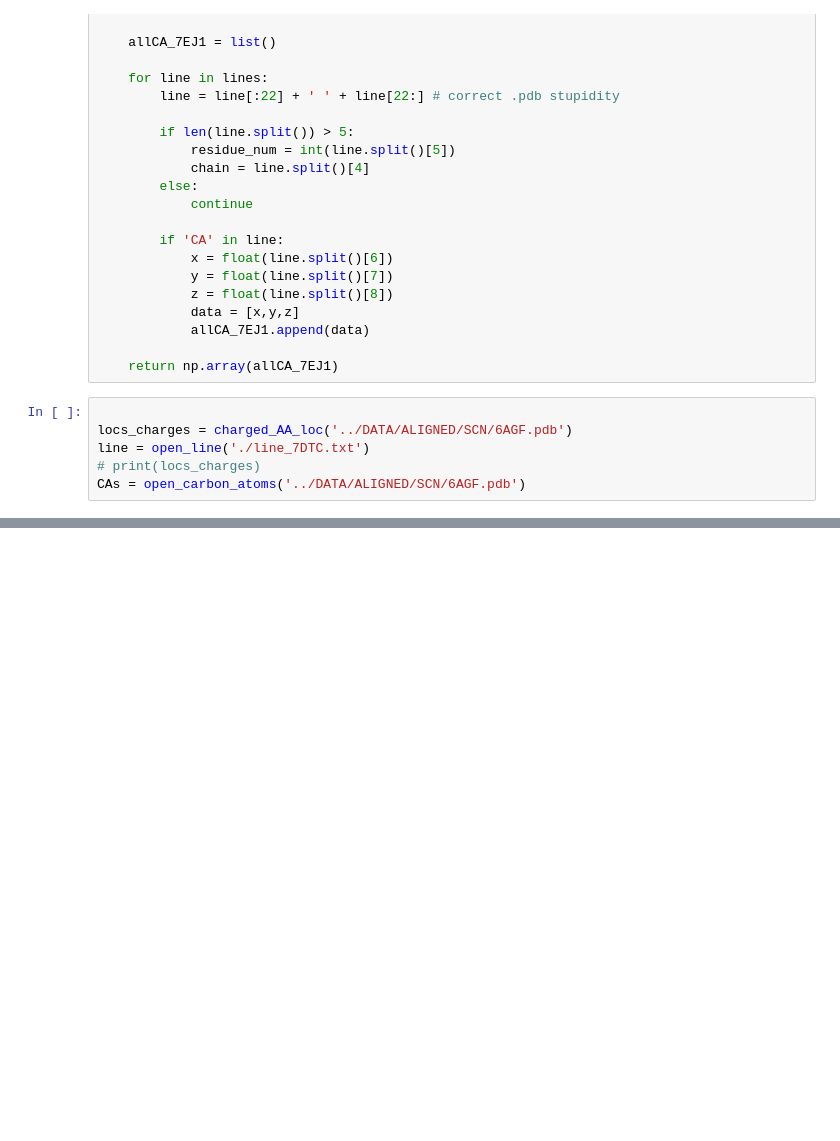
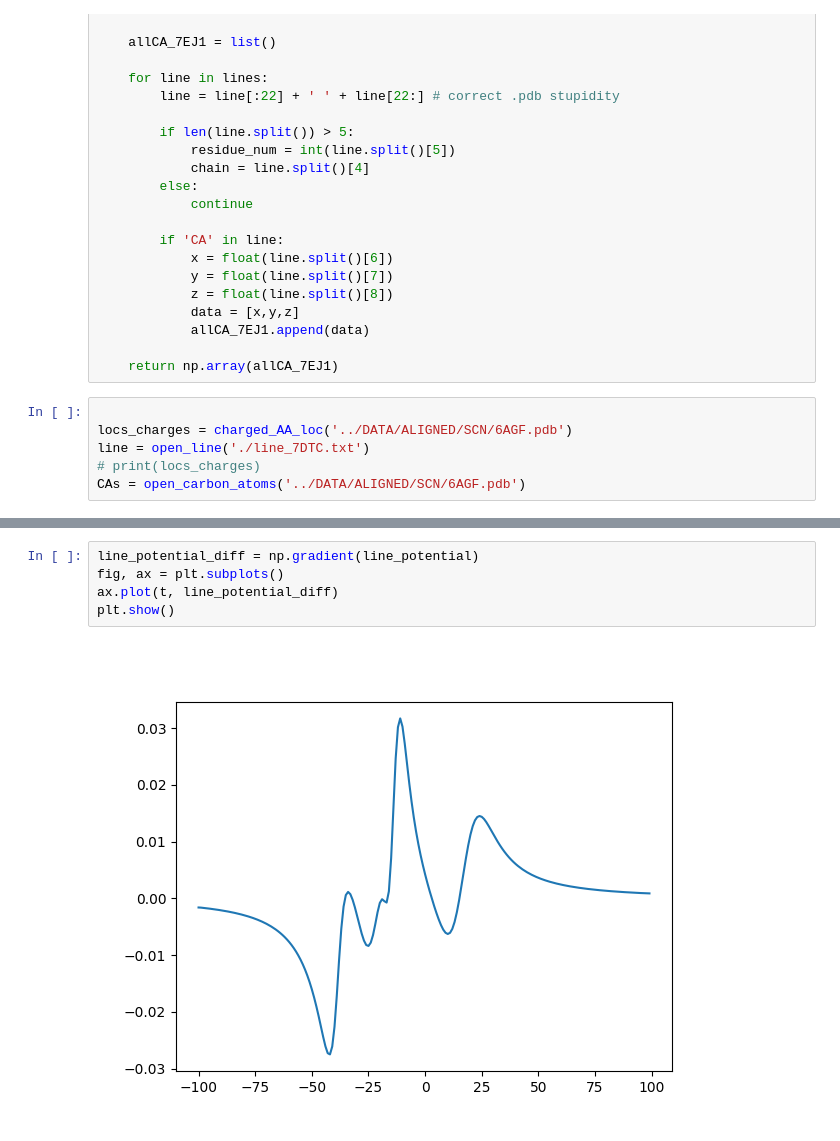
Before and after one commit to jackkellerk/cse407, a Jupyter notebook: UTIL/chargedFeatureExtraction.ipynb, the cells around one changed output, grey strips where cells are left out. Cells and saved outputs as stored; diff of their text form; blank space fills up the shorter version.

```diff
--- a/UTIL/chargedFeatureExtraction.ipynb
+++ b/UTIL/chargedFeatureExtraction.ipynb
@@ -124,0 +141,7 @@ for i in range(orthogonal_planes.shape[0] - 1):
+# %%
+line_potential_diff = np.gradient(line_potential)
+fig, ax = plt.subplots()
+ax.plot(t, line_potential_diff)
+plt.show()
+# %% [output]
+[figure, added]
```
Also changed, not shown: parts of 7 cells of this notebook, 4 other files.
